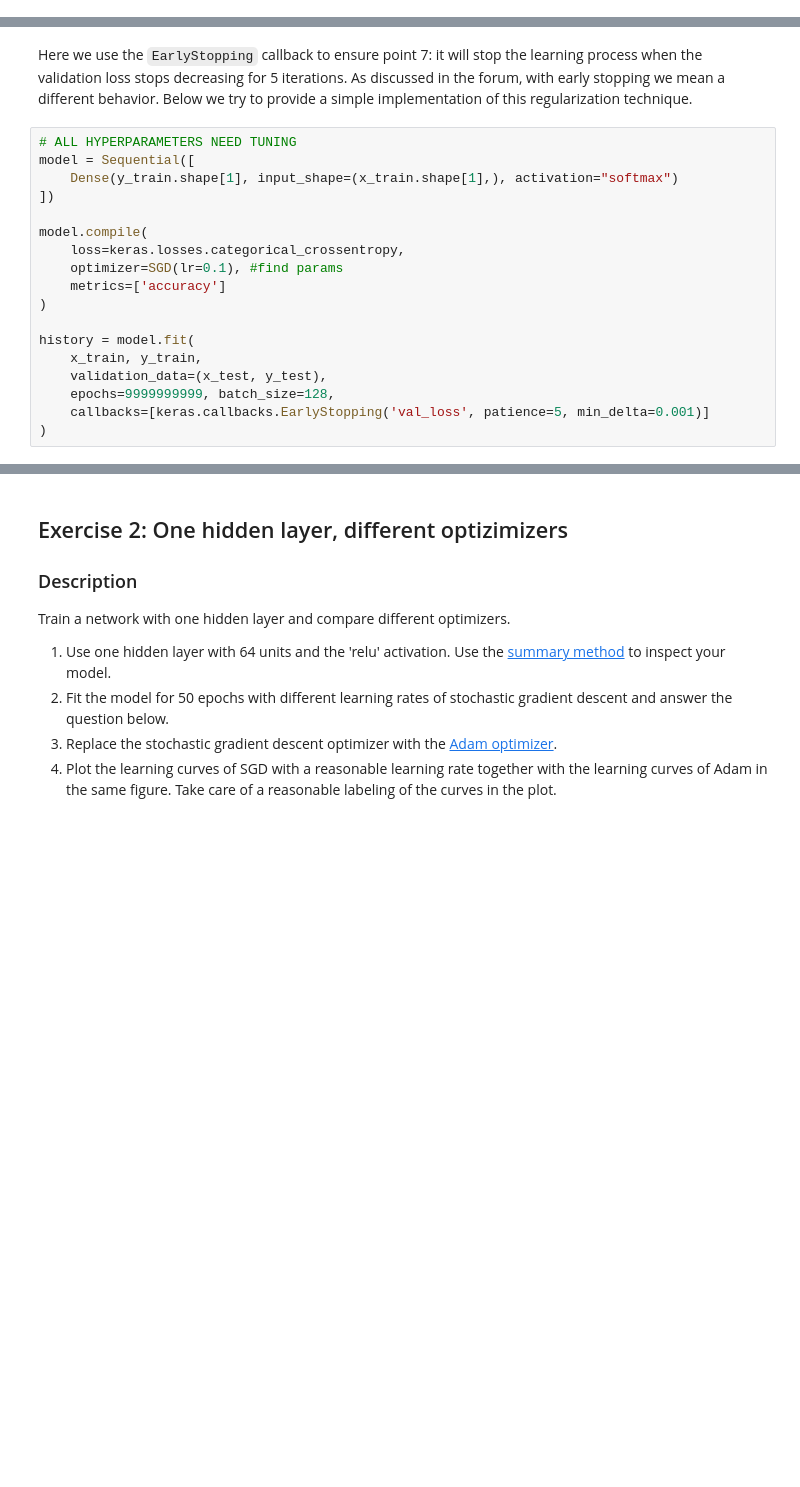
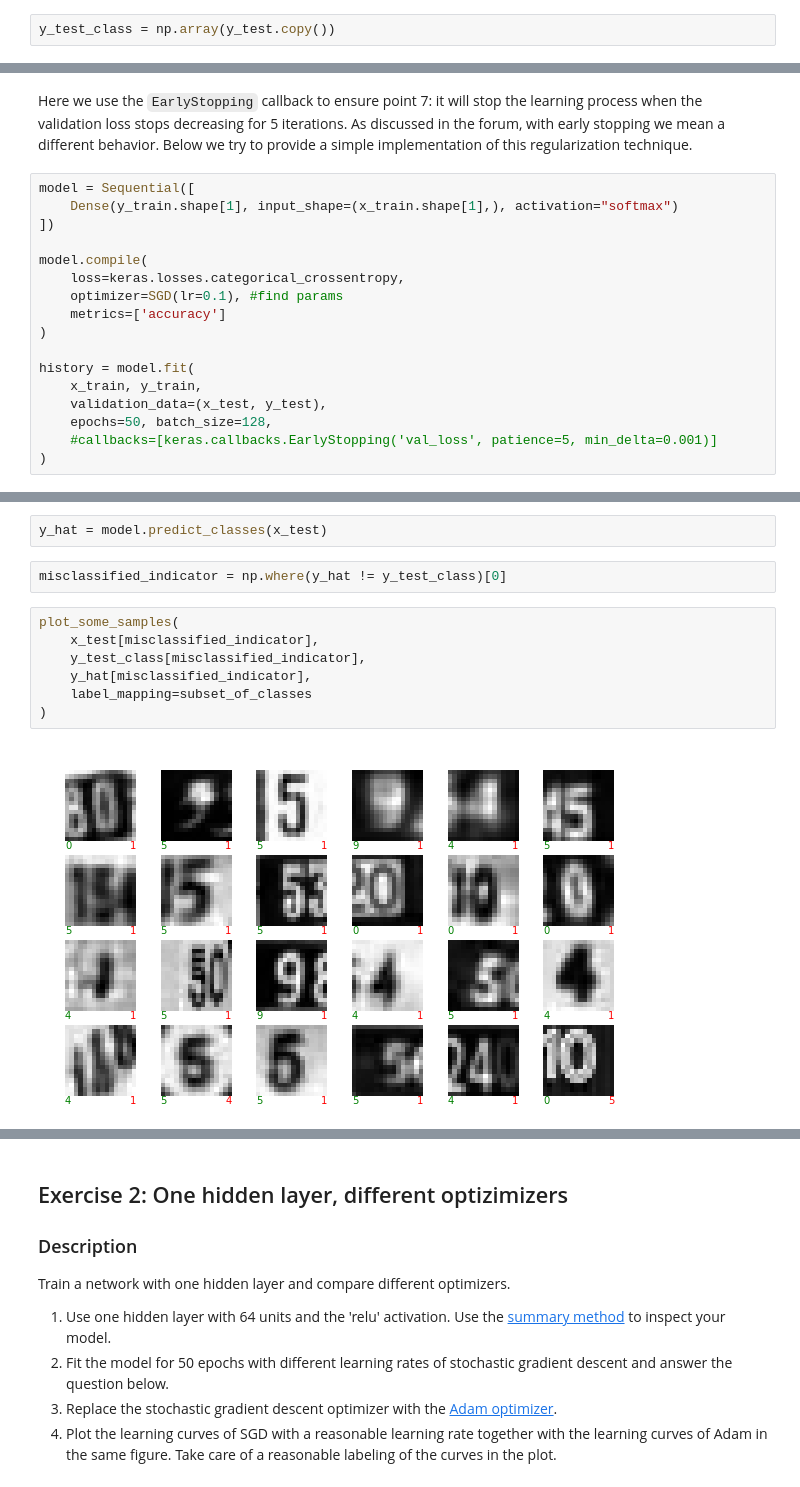
Before and after one commit to Amaumaury/ArtificialNeuralNetworks, a Jupyter notebook: miniproject1.ipynb, the cells around one changed output, grey strips where cells are left out. Cells and saved outputs as stored; diff of their text form; blank space fills up the shorter version.

```diff
--- a/miniproject1.ipynb
+++ b/miniproject1.ipynb
@@ -186,5 +188,7 @@ plot_some_samples(x_test, y_test, label_mapping = subset_of_classes);
 # %% [markdown]
 To prepare for fitting we transform the labels to one hot coding, i.e. for 5 classes, label 2 becomes the vector [0, 0, 1, 0, 0] (python uses 0-indexing).
+# %%
+y_test_class = np.array(y_test.copy())
 # %%
 y_train = keras.utils.to_categorical(y_train)
 y_test = keras.utils.to_categorical(y_test)
@@ -214,7 +218,6 @@ Hints:
 # %% [markdown]
 Here we use the `EarlyStopping` callback to ensure point 7: it will stop the learning process when the validation loss stops decreasing for 5 iterations. As discussed in the forum, with early stopping we mean a different behavior. Below we try to provide a simple implementation of this regularization technique.
 # %%
-# ALL HYPERPARAMETERS NEED TUNING
 model = Sequential([
     Dense(y_train.shape[1], input_shape=(x_train.shape[1],), activation="softmax")
 ])
@@ -228,6 +231,6 @@ model.compile(
 history = model.fit(
     x_train, y_train,
     validation_data=(x_test, y_test),
-    epochs=9999999999, batch_size=128,
-    callbacks=[keras.callbacks.EarlyStopping('val_loss', patience=5, min_delta=0.001)]
+    epochs=50, batch_size=128,
+    #callbacks=[keras.callbacks.EarlyStopping('val_loss', patience=5, min_delta=0.001)]
 )
@@ -238,0 +269,13 @@ plot_history(history, "No Hidden Layer") # if do not store in var is displayed t
+# %%
+y_hat = model.predict_classes(x_test)
+# %%
+misclassified_indicator = np.where(y_hat != y_test_class)[0]
+# %%
+plot_some_samples(
+    x_test[misclassified_indicator],
+    y_test_class[misclassified_indicator],
+    y_hat[misclassified_indicator],
+    label_mapping=subset_of_classes
+)
+# %% [output]
+[figure, added]
```
Also changed, not shown: parts of 13 cells of this notebook.
